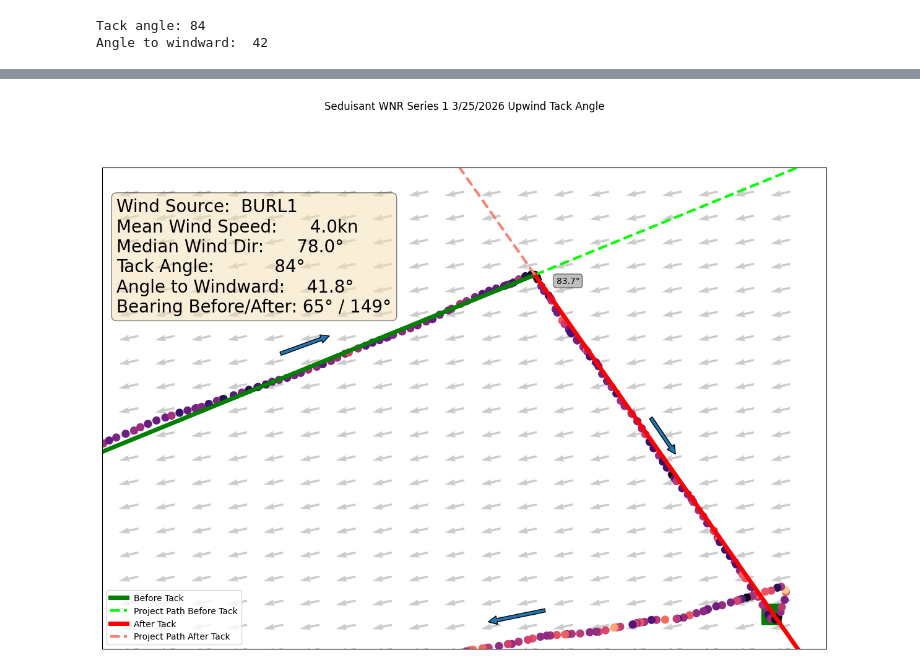
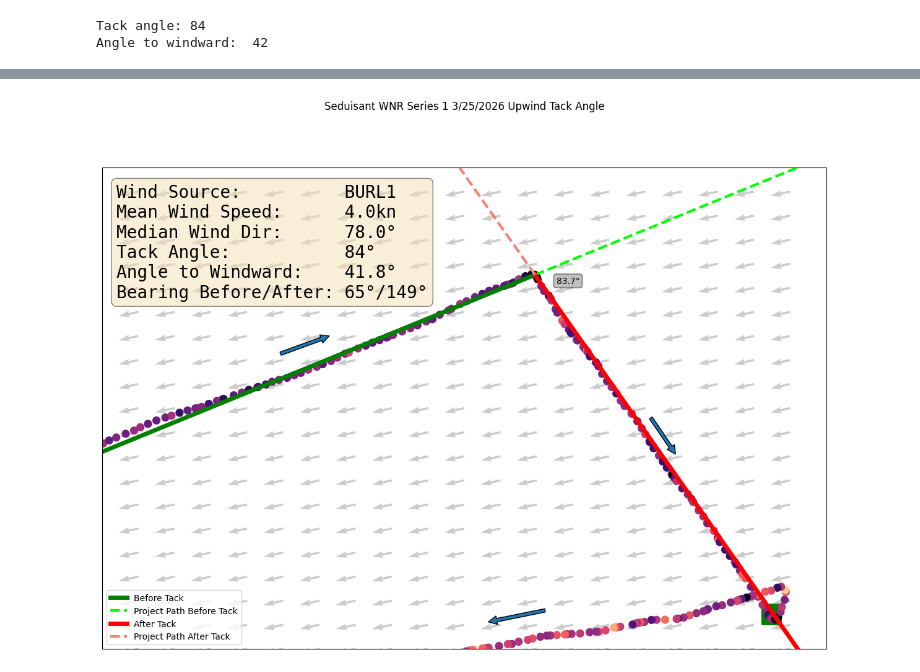
Before and after one commit to GarysCorner/RegattaTracking, a Jupyter notebook: 2026-03-25 Seduisant.ipynb, the cells around one changed output, grey strips where cells are left out. Saved outputs shown, nothing was run; the diff lists cells and outputs as text; code cells hidden in the pictures.

Commit message:
Cleaned text boxes

```diff
--- a/2026-03-25 Seduisant.ipynb
+++ b/2026-03-25 Seduisant.ipynb
@@ -345,37 +346,38 @@ ax.plot(fwdLine.lons, fwdLine.lats, label='Project Path Before Tack', c='lime',
 fwdLine, backLine = returnLines(tackPtLoc, afterTackBearing)
 ax.plot(fwdLine.lons, fwdLine.lats, label='After Tack', c='red',lw=5)
 ax.plot(backLine.lons, backLine.lats, label='Project Path After Tack', c='salmon', lw=3,ls='--')
 
-windStr = f"""Wind Source:  BURL1
+windStr = f"""Wind Source:          BURL1
 Mean Wind Speed:      {meanWindSpeed}kn
 Median Wind Dir:      {medianWind}\U000000B0
 Tack Angle:           {tackAngle:.0f}\U000000B0
 Angle to Windward:    {tackAngle/2.0:.1f}\U000000B0
-Bearing Before/After: {beforeTackBearing:.0f}\U000000B0 / {afterTackBearing:.0f}\U000000B0"""
-ax.text(0.02,0.7,windStr, transform=ax.transAxes,\
+Bearing Before/After: {beforeTackBearing:.0f}\U000000B0/{afterTackBearing:.0f}\U000000B0"""
+ax.text(0.02,0.73,windStr, transform=ax.transAxes,\
         fontsize=20,\
+        family='monospace',\
        bbox={
            'boxstyle':'round',
            'facecolor':'wheat',
            'alpha':0.5
        })
 
 ax.text(tackPtLoc[0][0]+(0.05/60), tackPtLoc[1][0]-(0.02/60),f"{tackAngle:.1f}\U000000B0",\
        bbox={
            'boxstyle':'round',
            'facecolor':'grey',
            'alpha':0.5
        })
 
 ax.legend()
 
 fig.suptitle(f"{title} Upwind Tack Angle")
 
 fig.tight_layout()
 fig.savefig(f"{outputPath}/{outfileBase}_TackAngles.jpg")
 fig.savefig(f"{outputPath}/{outfileBase}_TackAngles.svg")
 # %% [output]
-[figure, old version]
+[figure, new version]
 # %%
 print(f"Last run:  {datetime.now()}")
 # %% [output]
```
Also changed, not shown: parts of 2 cells of this notebook.
